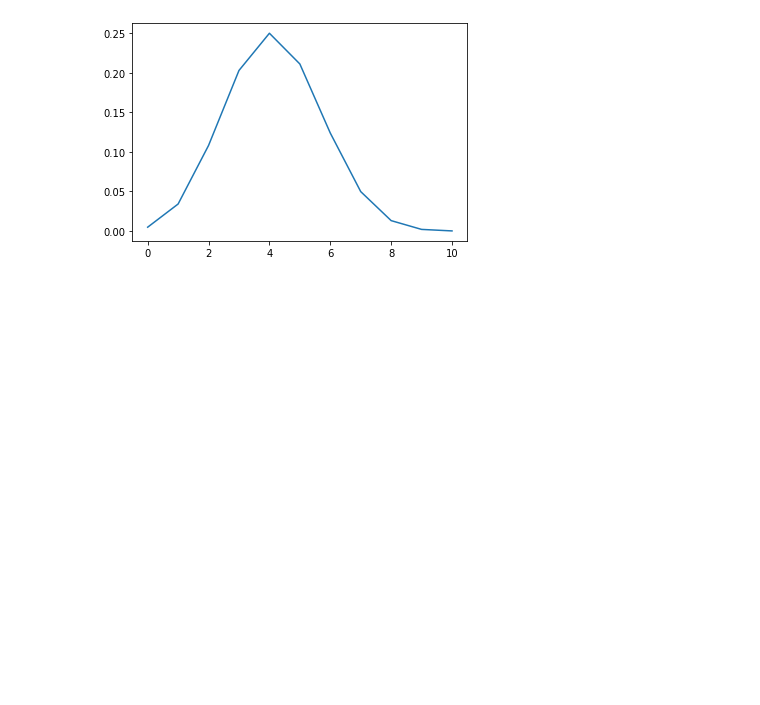
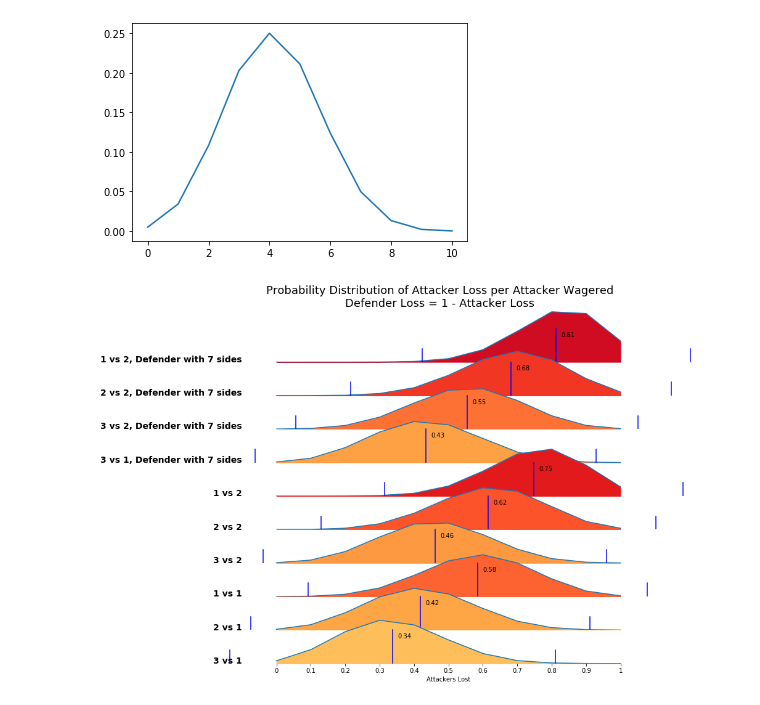
Before and after one commit to ZacButko/Probability-Playground, a Jupyter notebook: Warfish Dice/Warfish Dice-4 Efficacy Scores.ipynb, the cells around one changed output. Cells and saved outputs as stored; diff of their text form; code cells hidden in the pictures; blank space fills up the shorter version.

```diff
--- a/Warfish Dice/Warfish Dice-4 Efficacy Scores.ipynb
+++ b/Warfish Dice/Warfish Dice-4 Efficacy Scores.ipynb
@@ -288,0 +295,83 @@ plt.show()
+# %%
+n_throws = 10000
+n_bins = 10
+scenarios = [
+    (3,1, n_throws, 6, 6),
+    (2,1, n_throws, 6, 6),
+    (1,1, n_throws, 6, 6),
+    (3,2, n_throws, 6, 6),
+    (2,2, n_throws, 6, 6),
+    (1,2, n_throws, 6, 6),
+    (3,1, n_throws, 6, 7),
+    (3,2, n_throws, 6, 7),
+    (2,2, n_throws, 6, 7),
+    (1,2, n_throws, 6, 7)
+]
+names = [
+    '3 vs 1',
+    '2 vs 1',
+    '1 vs 1',
+    '3 vs 2',
+    '2 vs 2',
+    '1 vs 2',
+    '3 vs 1, Defender with 7 sides',
+    '3 vs 2, Defender with 7 sides',
+    '2 vs 2, Defender with 7 sides',
+    '1 vs 2, Defender with 7 sides',
+]
+scenarios.reverse()
+names.reverse()
+x = range(n_bins+1)
+y = []
+c = []
+cm = plt.cm.get_cmap('YlOrRd')
+stats = []
+for args in scenarios:
+    m, s, h, e = expected_score_new(*args)
+    stats.append( [m, s] )
+    y += [ sample_binomial(m, n_bins) ]
+    c += [cm(m)]
+
+gs = (grid_spec.GridSpec(len(scenarios),1))
+
+fig = plt.figure(figsize=(16,11))
+fig.suptitle("Probability Distribution of Attacker Loss per Attacker Wagered\nDefender Loss = 1 - Attacker Loss", fontsize=18, y=0.9)
+i=0
+
+
+ax_objs = []
+for name in names:
+    # make a new axis and keep track of it in ax_objs
+    ax_objs.append( fig.add_subplot(gs[i:i+1, 0:]) )
+    ax = ax_objs[-1]
+    # plot
+    ax.plot(x, y[i])
+    ax.fill_between(x,y[i], color = c[i])
+    ax.set_ylim(0,.4)
+    ax.set_xlim(-3,13)
+    # make background transparent
+    rect = ax.patch
+    rect.set_alpha(0)
+    # remove borders, axis ticks, labels
+    ax.set_yticks([])
+    ax.set_ylabel('')
+    if i != len(names)-1:
+        ax.set_xticks([])
+    else:
+        ax.set_xticks(range(0,n_bins+1))
+        ax.set_xticklabels([0,.1,.2,.3,.4,.5,.6,.7,.8,.9,1])
+        ax.set_xlabel("Attackers Lost")
+    for s in ['top','right','left','bottom']:
+        ax.spines[s].set_visible(False)
+    ax.text(-1,0,name, fontweight='bold',fontsize=14,ha='right')
+    ax.axvline(x=stats[i][0]*n_bins, ymin=0, ymax=.5, color='b')
+    ax.axvline(x=(stats[i][0] * n_bins + stats[i][1]*n_bins), ymin=0, ymax=.2, color='b')
+    ax.axvline(x=(stats[i][0] * n_bins - stats[i][1]*n_bins), ymin=0, ymax=.2, color='b')
+    ax.text((stats[i][0]*n_bins + .15), 0.15 ,'{0:.2f}'.format(stats[i][0]))
+    i +=1
+# make plots overlap eachother
+gs.update(hspace= -.5)
+
+plt.show()
+# %% [output]
+[figure, added]
```
Also changed, not shown: parts of 3 cells of this notebook.
